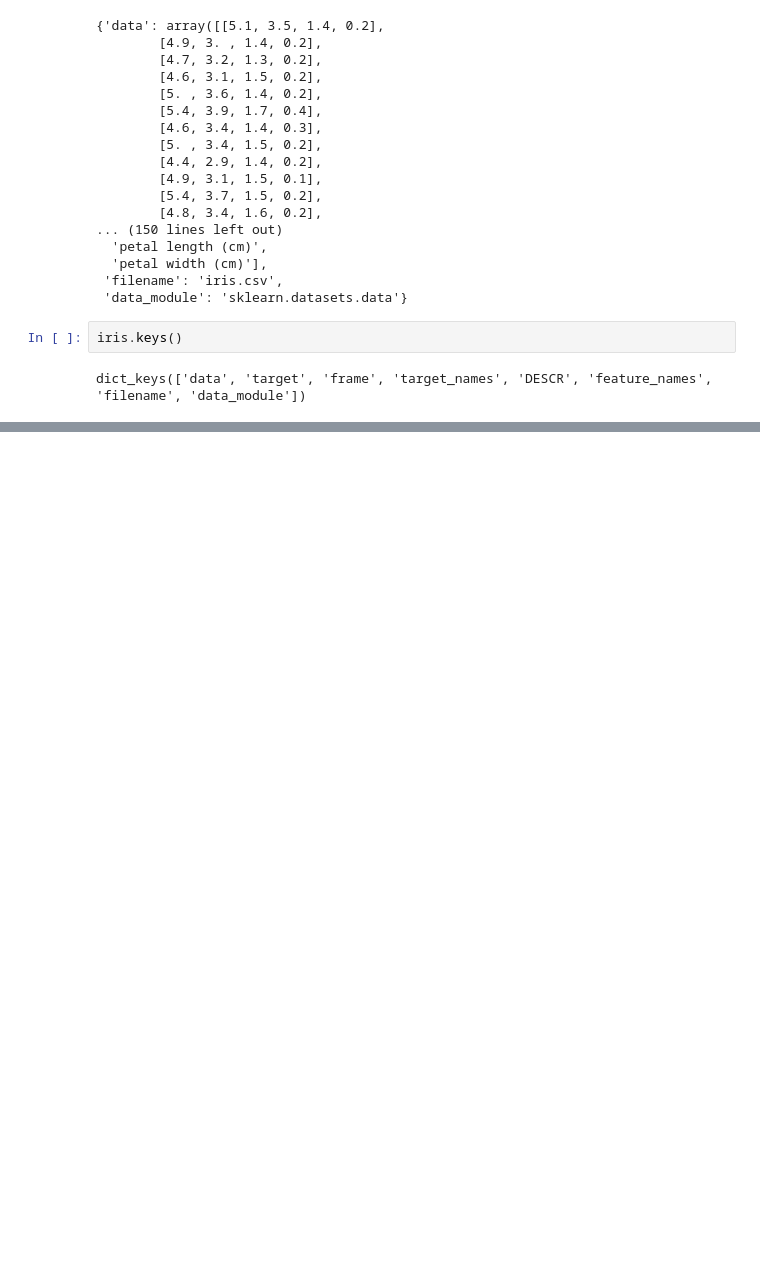
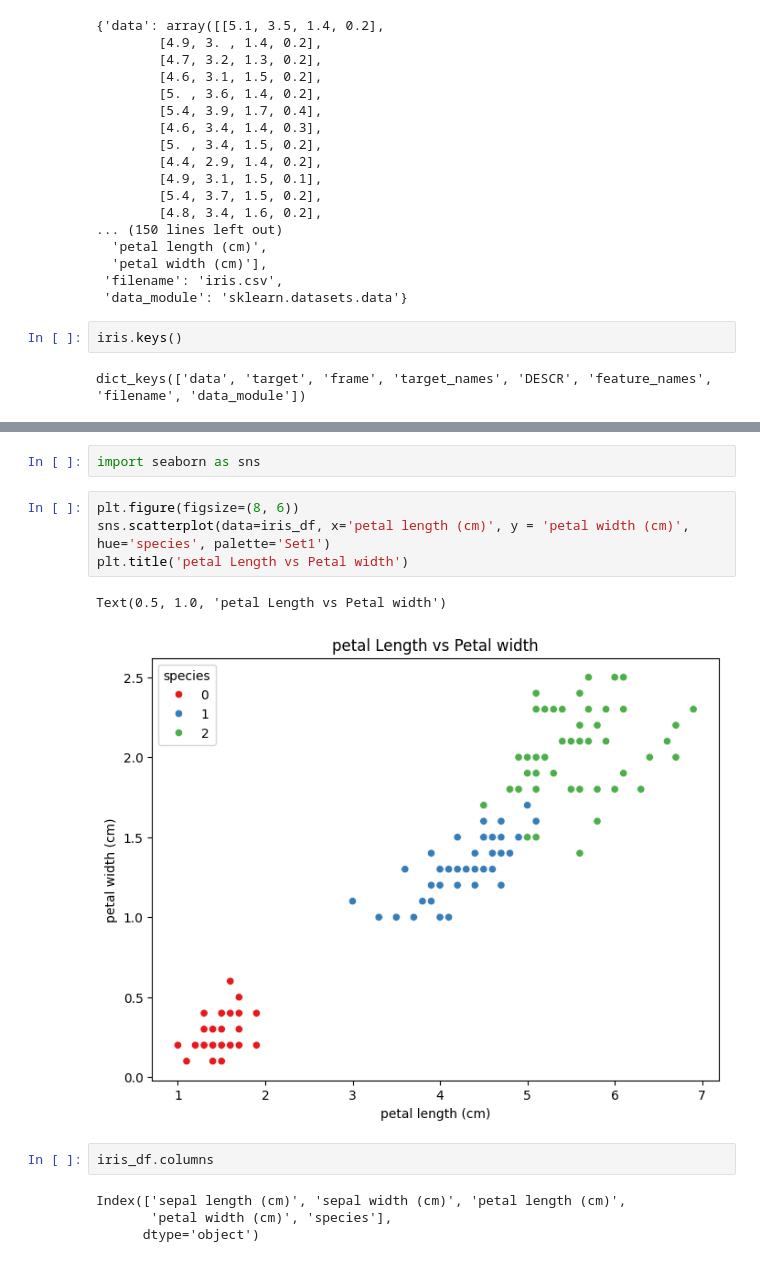
Before and after one commit to S827/ML_training, a Jupyter notebook: scikit-learn_train/Project_1_Simple_Classification_Using_the_Iris_Dataset/Project1_SimpleClassification(IrisDataset).ipynb, the cells around one changed output, grey strips where cells are left out. Drawn from its saved outputs; the diff is of its cells as text; blank space fills up the shorter version.

```diff
--- a/scikit-learn_train/Project_1_Simple_Classification_Using_the_Iris_Dataset/Project1_SimpleClassification(IrisDataset).ipynb
+++ b/scikit-learn_train/Project_1_Simple_Classification_Using_the_Iris_Dataset/Project1_SimpleClassification(IrisDataset).ipynb
@@ -62,0 +90,15 @@ dict_keys(['data', 'target', 'frame', 'target_names', 'DESCR', 'feature_names',
+# %%
+import seaborn as sns
+# %%
+plt.figure(figsize=(8, 6))
+sns.scatterplot(data=iris_df, x='petal length (cm)', y = 'petal width (cm)', hue='species', palette='Set1')
+plt.title('petal Length vs Petal width')
+# %% [output]
+Text(0.5, 1.0, 'petal Length vs Petal width')
+[figure, added]
+# %%
+iris_df.columns
+# %% [output]
+Index(['sepal length (cm)', 'sepal width (cm)', 'petal length (cm)',
+       'petal width (cm)', 'species'],
+      dtype='object')
```
Also changed, not shown: parts of 5 cells of this notebook.
